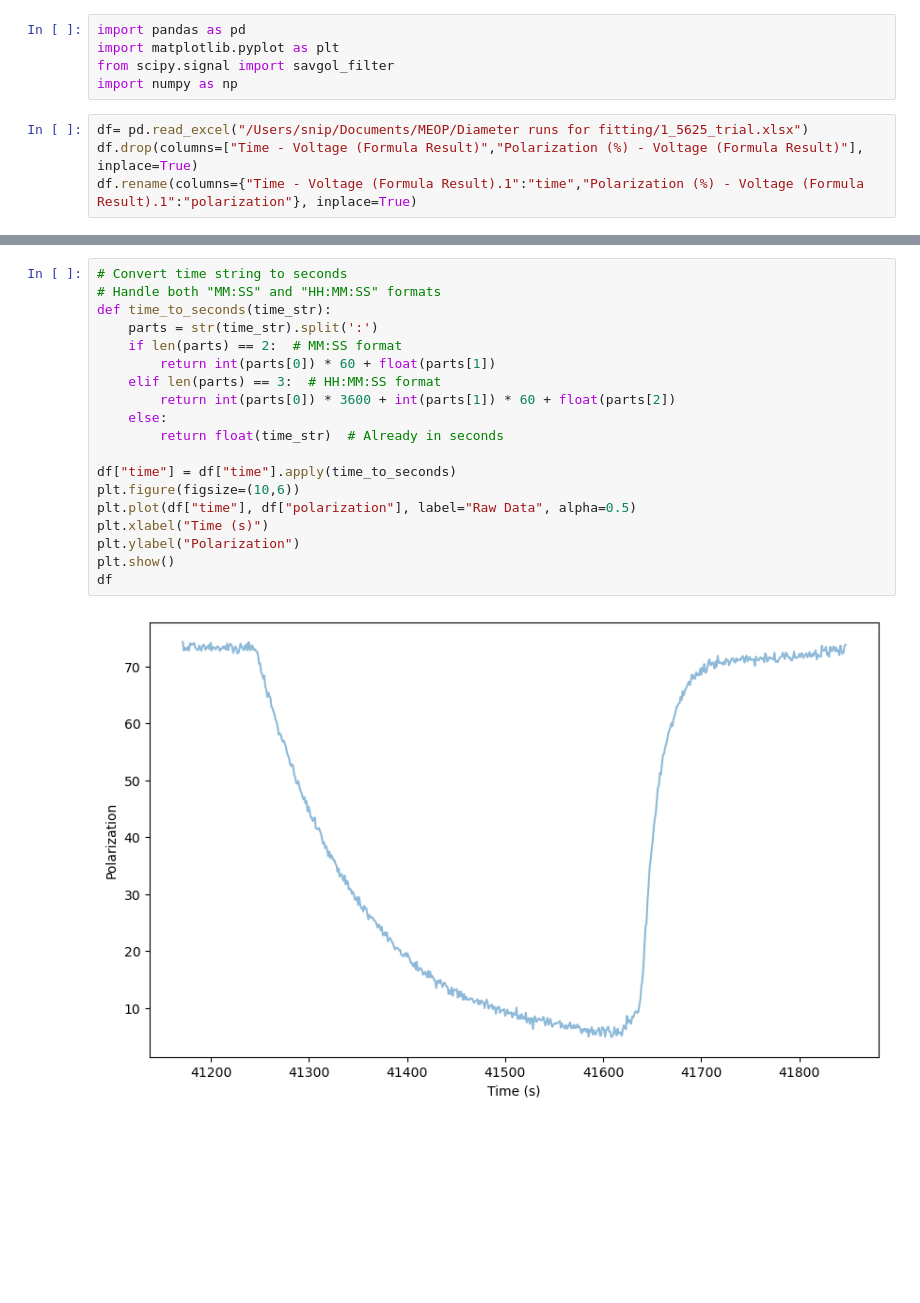
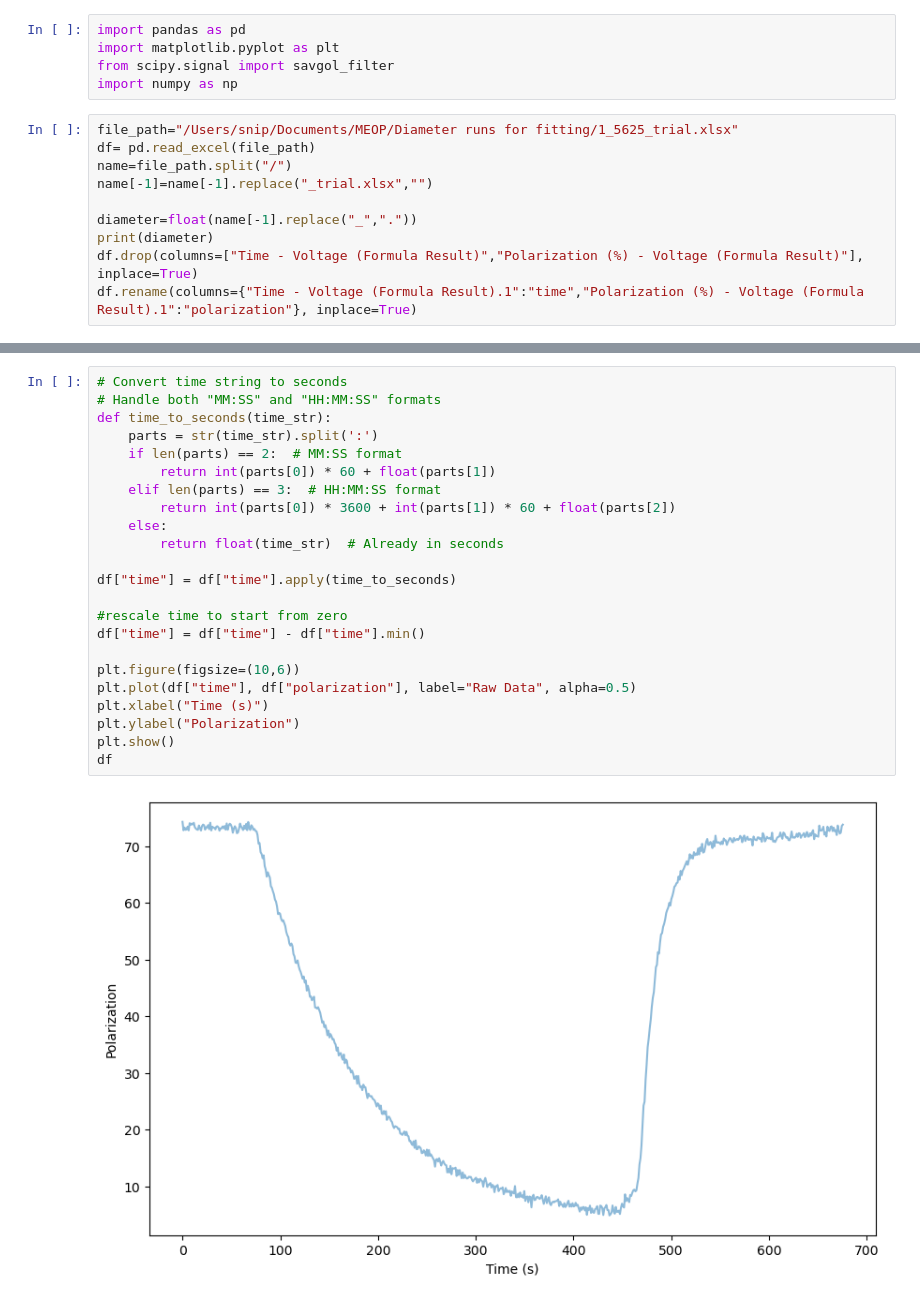
Before and after one commit to abhich2507/MEOP, a Jupyter notebook: relaxation_time.ipynb, the cells around one changed output, grey strips where cells are left out. Drawn from its saved outputs; the diff is of its cells as text; blank space fills up the shorter version.

```diff
--- a/relaxation_time.ipynb
+++ b/relaxation_time.ipynb
@@ -4,7 +4,13 @@ import matplotlib.pyplot as plt
 from scipy.signal import savgol_filter
 import numpy as np
 # %%
-df= pd.read_excel("/Users/snip/Documents/MEOP/Diameter runs for fitting/1_5625_trial.xlsx")
+file_path="/Users/snip/Documents/MEOP/Diameter runs for fitting/1_5625_trial.xlsx"
+df= pd.read_excel(file_path)
+name=file_path.split("/")
+name[-1]=name[-1].replace("_trial.xlsx","")
+
+diameter=float(name[-1].replace("_","."))
+print(diameter)
 df.drop(columns=["Time - Voltage (Formula Result)","Polarization (%) - Voltage (Formula Result)"], inplace=True)
 df.rename(columns={"Time - Voltage (Formula Result).1":"time","Polarization (%) - Voltage (Formula Result).1":"polarization"}, inplace=True)
 # %% [output]
@@ -13,22 +18,26 @@ TypeError: float() argument must be a string or a real number, not 'datetime.tim
 # %%
 # Convert time string to seconds
 # Handle both "MM:SS" and "HH:MM:SS" formats
 def time_to_seconds(time_str):
     parts = str(time_str).split(':')
     if len(parts) == 2:  # MM:SS format
         return int(parts[0]) * 60 + float(parts[1])
     elif len(parts) == 3:  # HH:MM:SS format
         return int(parts[0]) * 3600 + int(parts[1]) * 60 + float(parts[2])
     else:
         return float(time_str)  # Already in seconds
 
 df["time"] = df["time"].apply(time_to_seconds)
+
+#rescale time to start from zero
+df["time"] = df["time"] - df["time"].min()
+
 plt.figure(figsize=(10,6))
 plt.plot(df["time"], df["polarization"], label="Raw Data", alpha=0.5)
 plt.xlabel("Time (s)")
 plt.ylabel("Polarization")
 plt.show()
 df
 # %% [output]
-[figure, old version]
+[figure, new version]
 |  | time | polarization |
```
Also changed, not shown: parts of 6 cells of this notebook, 3 other files.
